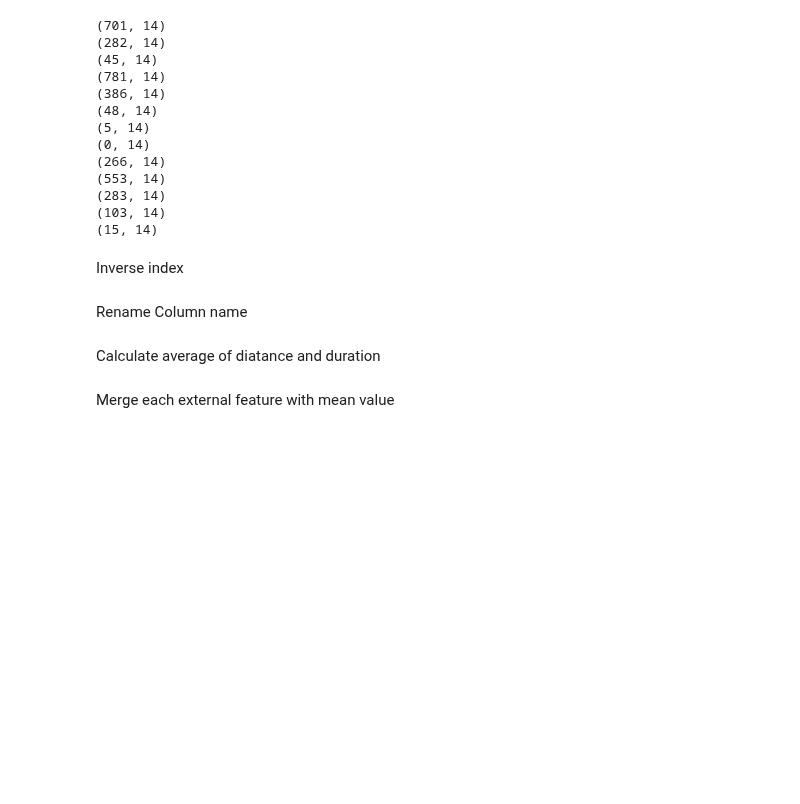
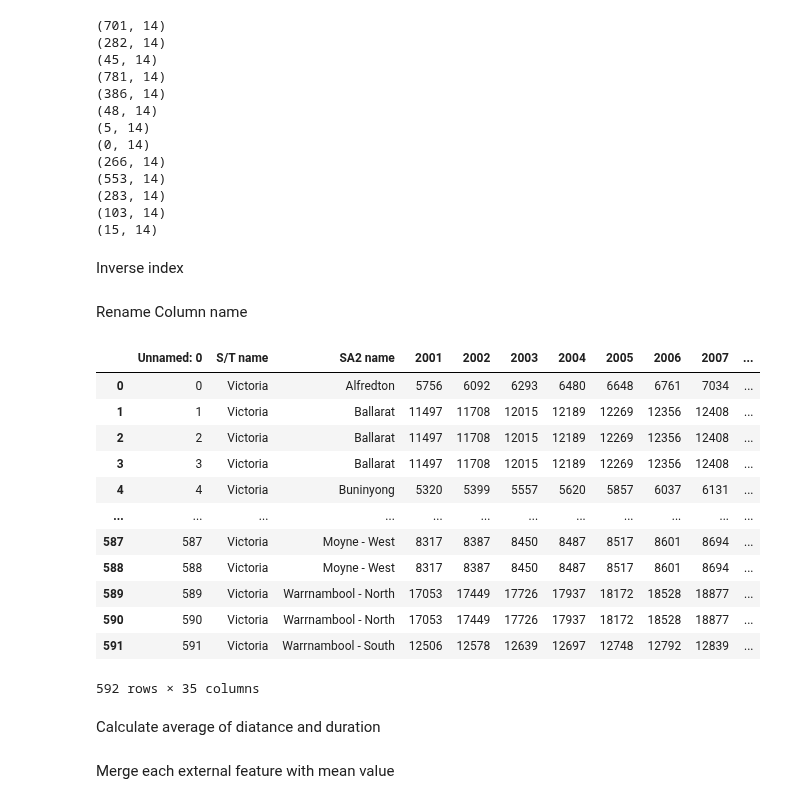
Before and after one commit to MAST30034-Applied-Data-Science/generic-real-estate-consulting-project-group-55, a Jupyter notebook: notebooks/external_analysis.ipynb, the cells around one changed output. Saved outputs shown, nothing was run; the diff lists cells and outputs as text; code cells hidden in the pictures; blank space fills up the shorter version.

```diff
--- a/notebooks/external_analysis.ipynb
+++ b/notebooks/external_analysis.ipynb
@@ -74,6 +90,22 @@ park = park.rename(columns={'min_distance':'park_distance(m)', 'min_duration':'p
 train_stop = train_stop.rename(columns={'min_distance':'train_stop_distance(m)', 'min_duration':'train_stop_duration(min)'})
 population_growth = population_growth.rename(columns={'Postcode':'postcode','average change %':'population_growth_rate'})
 CBD = CBD.rename(columns={'min_distance':'CBD_distance(m)', 'min_duration':'CBD_duration(min)'})
+# %%
+population_growth
+# %% [output]
+|  | Unnamed: 0 | S/T name | SA2 name | 2001 | 2002 | 2003 | 2004 | 2005 | 2006 | 2007 | ... |
+| 0 | 0 | Victoria | Alfredton | 5756 | 6092 | 6293 | 6480 | 6648 | 6761 | 7034 | ... |
+| 1 | 1 | Victoria | Ballarat | 11497 | 11708 | 12015 | 12189 | 12269 | 12356 | 12408 | ... |
+| 2 | 2 | Victoria | Ballarat | 11497 | 11708 | 12015 | 12189 | 12269 | 12356 | 12408 | ... |
+| 3 | 3 | Victoria | Ballarat | 11497 | 11708 | 12015 | 12189 | 12269 | 12356 | 12408 | ... |
+| 4 | 4 | Victoria | Buninyong | 5320 | 5399 | 5557 | 5620 | 5857 | 6037 | 6131 | ... |
+| ... | ... | ... | ... | ... | ... | ... | ... | ... | ... | ... | ... |
+| 587 | 587 | Victoria | Moyne - West | 8317 | 8387 | 8450 | 8487 | 8517 | 8601 | 8694 | ... |
+| 588 | 588 | Victoria | Moyne - West | 8317 | 8387 | 8450 | 8487 | 8517 | 8601 | 8694 | ... |
+| 589 | 589 | Victoria | Warrnambool - North | 17053 | 17449 | 17726 | 17937 | 18172 | 18528 | 18877 | ... |
+| 590 | 590 | Victoria | Warrnambool - North | 17053 | 17449 | 17726 | 17937 | 18172 | 18528 | 18877 | ... |
+| 591 | 591 | Victoria | Warrnambool - South | 12506 | 12578 | 12639 | 12697 | 12748 | 12792 | 12839 | ... |
+592 rows × 35 columns
 # %% [markdown]
 Calculate average of diatance and duration
 # %%
```
Also changed, not shown: parts of 2 cells of this notebook, 1 other file.
